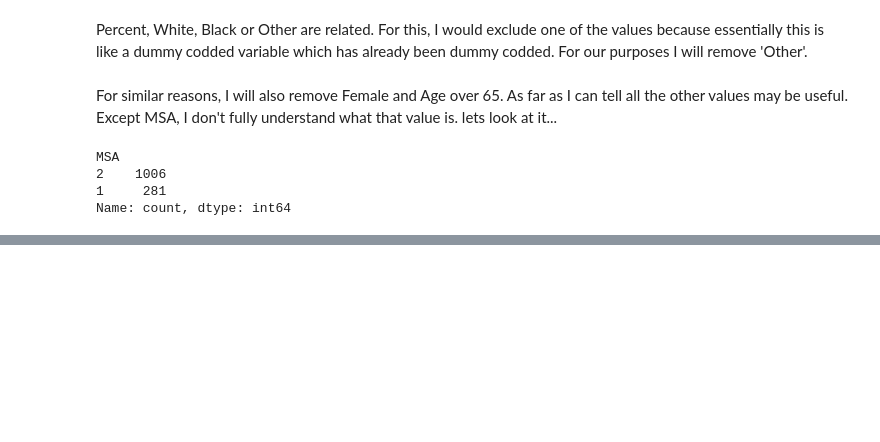
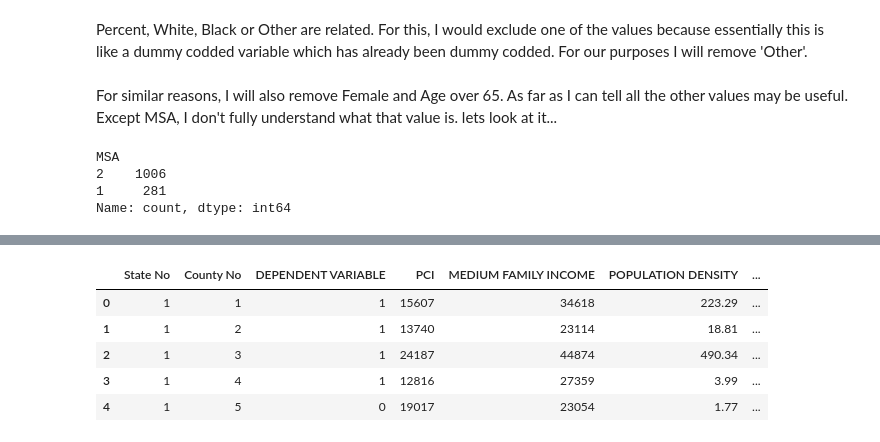
Before and after one commit to dallascaley/Business-Intelligence, a Jupyter notebook: Colab Notebooks/IS470_Assignment02.ipynb, the cells around one changed output, grey strips where cells are left out. Cells and saved outputs as stored; diff of their text form; code cells hidden in the pictures; blank space fills up the shorter version.

```diff
--- a/Colab Notebooks/IS470_Assignment02.ipynb
+++ b/Colab Notebooks/IS470_Assignment02.ipynb
@@ -189,0 +221,15 @@ Ok, my guess is 2 represents rural and 1 represents urban.  I'm cool with that.
+# %%
+columns_to_keep = [
+    'State No', 'County No', 'DEPENDENT VARIABLE', 'PCI', 'MEDIUM FAMILY INCOME', 'POPULATION DENSITY', 'PERCENT WHITE',
+    'PERCENT BLACK', 'PERCENT MALE', 'NO OF CHURCHES', 'NO OF CHURCH MEMBERS', 'POVERTY LEVEL', 'UNEMPLOYMENT RATE',
+    'AGE LESS THAN 18', 'AGE24', 'AGE64', 'MSA', 'PERCENT MINORITY', 'NO OF OLDER', 'NO OF YOUNGER'
+]
+eval_set = voting_behavior[columns_to_keep]
+eval_set.head()
+# %% [output]
+|  | State No | County No | DEPENDENT VARIABLE | PCI | MEDIUM FAMILY INCOME | POPULATION DENSITY | ... |
+| 0 | 1 | 1 | 1 | 15607 | 34618 | 223.29 | ... |
+| 1 | 1 | 2 | 1 | 13740 | 23114 | 18.81 | ... |
+| 2 | 1 | 3 | 1 | 24187 | 44874 | 490.34 | ... |
+| 3 | 1 | 4 | 1 | 12816 | 27359 | 3.99 | ... |
+| 4 | 1 | 5 | 0 | 19017 | 23054 | 1.77 | ... |
```
Also changed, not shown: parts of 9 cells of this notebook.
